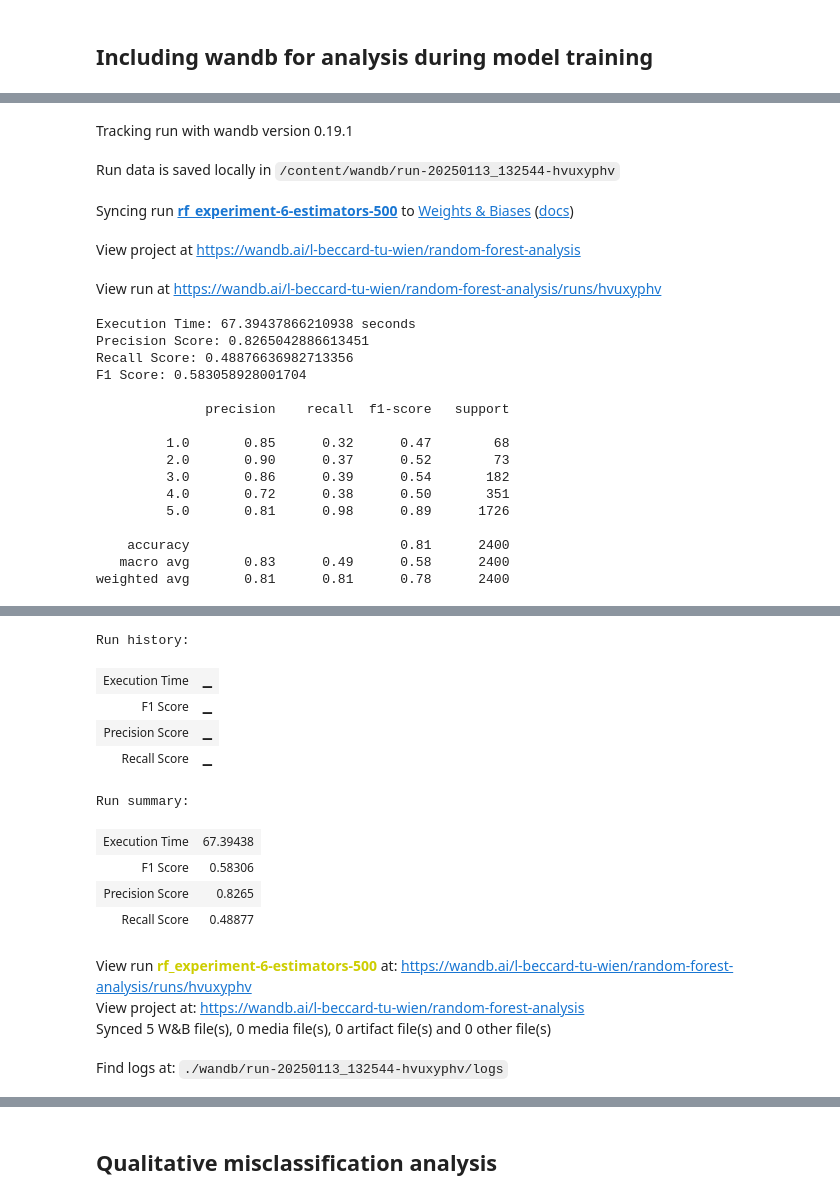
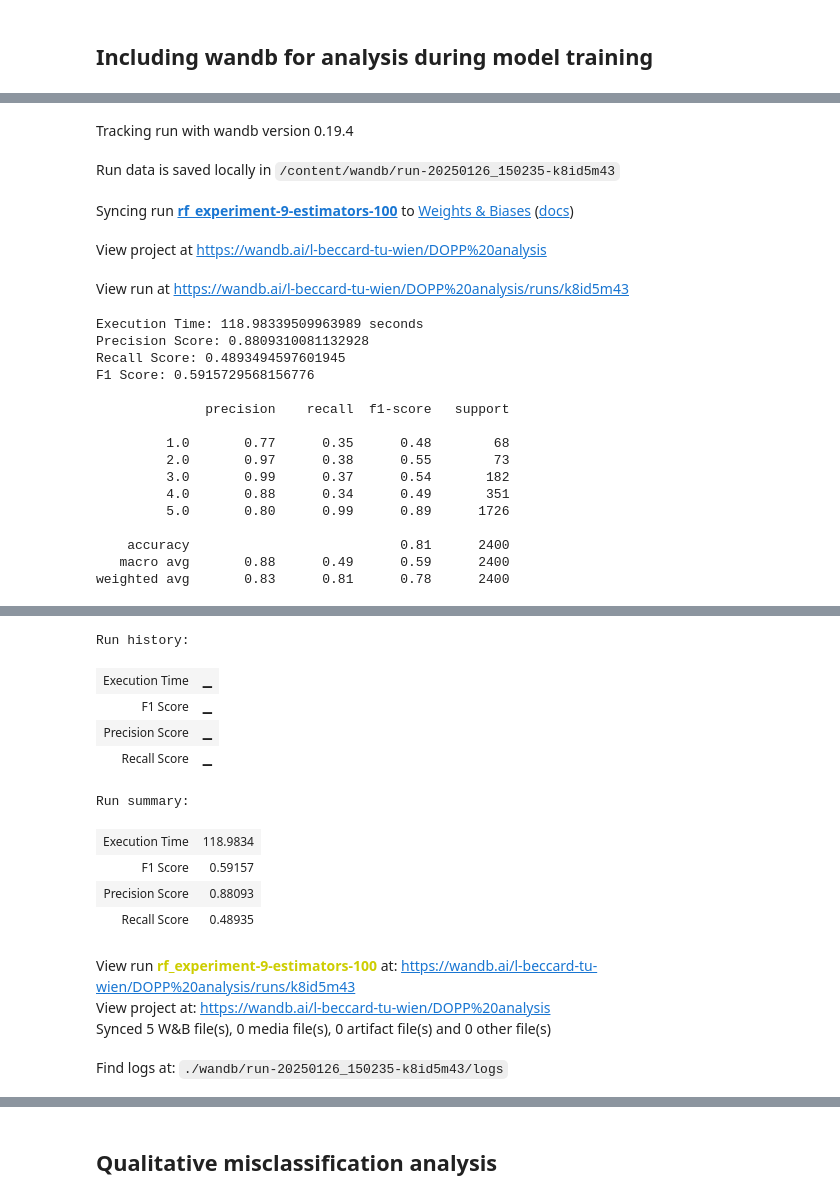
Before and after one commit to lebe1/text-oriented-data-science-project, a Jupyter notebook: Data_Modeling.ipynb, the cells around one changed output, grey strips where cells are left out. Cells and saved outputs as stored; diff of their text form; code cells hidden in the pictures.

```diff
--- a/Data_Modeling.ipynb
+++ b/Data_Modeling.ipynb
@@ -126,18 +152,24 @@ dtype: object
 # %%
 # TF-IDF Vectorization
-tfidf = TfidfVectorizer(max_features=100)
-X_tfidf = tfidf.fit_transform(df['preprocessedText']).toarray()
+tfidf = TfidfVectorizer()
+X_tfidf_train = tfidf.fit_transform(X_train['preprocessedText']).toarray()
+X_tfidf_test = tfidf.transform(X_test['preprocessedText']).toarray()
 
 # Word2Vec Embeddings
-w2v_model = Word2Vec(sentences=df['tokenized_text'], vector_size=100, window=5, min_count=1, workers=4)
-def get_sentence_embedding(word_list):
-    word_vecs = [w2v_model.wv[word] for word in word_list if word in w2v_model.wv]
+w2v_model_train = Word2Vec(sentences=common_texts, vector_size=100, window=5, min_count=1, workers=4)
+
+def get_sentence_embedding(word_list, model):
+    word_vecs = [model.wv[word] for word in word_list if word in model.wv]
     if word_vecs:
         return np.mean(word_vecs, axis=0)
     else:
-        return np.zeros(w2v_model.vector_size)
+        return np.zeros(model.vector_size)
 
-X_w2v = np.array([get_sentence_embedding(word_list) for word_list in df['tokenized_text']])
+X_w2v_train = np.array([get_sentence_embedding(word_list, w2v_model_train) for word_list in X_train['tokenized_text']])
+X_w2v_test = np.array([get_sentence_embedding(word_list, w2v_model_train) for word_list in X_test['tokenized_text']])
+
+X_train_vectorized = np.hstack((X_tfidf_train, X_w2v_train))
+X_test_vectorized = np.hstack((X_tfidf_test, X_w2v_test))
 # %% [markdown]
 ## Including wandb for analysis during model training
 # %%
@@ -148,14 +179,9 @@ True
 # %%
-X_combined = np.hstack((X_tfidf, X_w2v))
-y = df['rating']
-
-X_train, X_test, y_train, y_test = train_test_split(X_w2v, y, test_size=0.2, random_state=42)
-
 wandb_project_name = "DOPP analysis"
-wandb_run_name = "rf_experiment-6-estimators-500"
+wandb_run_name = "rf_experiment-9-estimators-100"
 
 rf_config = {
-    "n_estimators": 500,
+    "n_estimators": 100,
     "max_depth": None,
     "random_state": 42,
     "test_size": 0.2,
@@ -177,9 +203,9 @@ rf_model = RandomForestClassifier(
     max_depth=rf_config["max_depth"],
     random_state=rf_config["random_state"]
 )
-rf_model.fit(X_train, y_train)
+rf_model.fit(X_train_vectorized, y_train)
 
-y_pred_rf = rf_model.predict(X_test)
+y_pred_rf = rf_model.predict(X_test_vectorized)
 end_time = time.time()
 execution_time = end_time - start_time
 
@@ -189,55 +215,55 @@ recall = recall_score(y_test, y_pred_rf, average='macro')
 
 # Log metrics to W&B
 wandb.log({
     "Execution Time": execution_time,
     "F1 Score": f1Score,
     "Precision Score": precision,
     "Recall Score": recall
 })
 
 print("Execution Time:", execution_time, "seconds")
 print("Precision Score:", precision)
 print("Recall Score:", recall)
 print("F1 Score:", f1Score, "\n")
 print(classification_report(y_test, y_pred_rf))
 
 # [optional] finish the wandb run, necessary in notebooks
 wandb.finish()
 # %% [output]
-Tracking run with wandb version 0.19.1
+Tracking run with wandb version 0.19.4
-Run data is saved locally in /content/wandb/run-20250113_132544-hvuxyphv
+Run data is saved locally in /content/wandb/run-20250126_150235-k8id5m43
-Syncing run rf_experiment-6-estimators-500 to Weights & Biases (docs)
+Syncing run rf_experiment-9-estimators-100 to Weights & Biases (docs)
-View project at https://wandb.ai/l-beccard-tu-wien/random-forest-analysis
+View project at https://wandb.ai/l-beccard-tu-wien/DOPP%20analysis
-View run at https://wandb.ai/l-beccard-tu-wien/random-forest-analysis/runs/hvuxyphv
+View run at https://wandb.ai/l-beccard-tu-wien/DOPP%20analysis/runs/k8id5m43
-Execution Time: 67.39437866210938 seconds
-Precision Score: 0.8265042886613451
-Recall Score: 0.48876636982713356
-F1 Score: 0.583058928001704
+Execution Time: 118.98339509963989 seconds
+Precision Score: 0.8809310081132928
+Recall Score: 0.4893494597601945
+F1 Score: 0.5915729568156776
 
               precision    recall  f1-score   support
 
-         1.0       0.85      0.32      0.47        68
-         2.0       0.90      0.37      0.52        73
-         3.0       0.86      0.39      0.54       182
-         4.0       0.72      0.38      0.50       351
-         5.0       0.81      0.98      0.89      1726
+         1.0       0.77      0.35      0.48        68
+         2.0       0.97      0.38      0.55        73
+         3.0       0.99      0.37      0.54       182
+         4.0       0.88      0.34      0.49       351
+         5.0       0.80      0.99      0.89      1726
 
     accuracy                           0.81      2400
-   macro avg       0.83      0.49      0.58      2400
-weighted avg       0.81      0.81      0.78      2400
+   macro avg       0.88      0.49      0.59      2400
+weighted avg       0.83      0.81      0.78      2400
 [interactive output not drawn]
 Run history:
 | Execution Time | ▁ |
 | F1 Score | ▁ |
 | Precision Score | ▁ |
 | Recall Score | ▁ |
 Run summary:
-| Execution Time | 67.39438 |
-| F1 Score | 0.58306 |
-| Precision Score | 0.8265 |
-| Recall Score | 0.48877 |
+| Execution Time | 118.9834 |
+| F1 Score | 0.59157 |
+| Precision Score | 0.88093 |
+| Recall Score | 0.48935 |
-View run rf_experiment-6-estimators-500 at: https://wandb.ai/l-beccard-tu-wien/random-forest-analysis/runs/hvuxyphv
-View project at: https://wandb.ai/l-beccard-tu-wien/random-forest-analysis
+View run rf_experiment-9-estimators-100 at: https://wandb.ai/l-beccard-tu-wien/DOPP%20analysis/runs/k8id5m43
+View project at: https://wandb.ai/l-beccard-tu-wien/DOPP%20analysis
 Synced 5 W&B file(s), 0 media file(s), 0 artifact file(s) and 0 other file(s)
-Find logs at: ./wandb/run-20250113_132544-hvuxyphv/logs
+Find logs at: ./wandb/run-20250126_150235-k8id5m43/logs
 # %%
```
Also changed, not shown: parts of 41 cells of this notebook.
